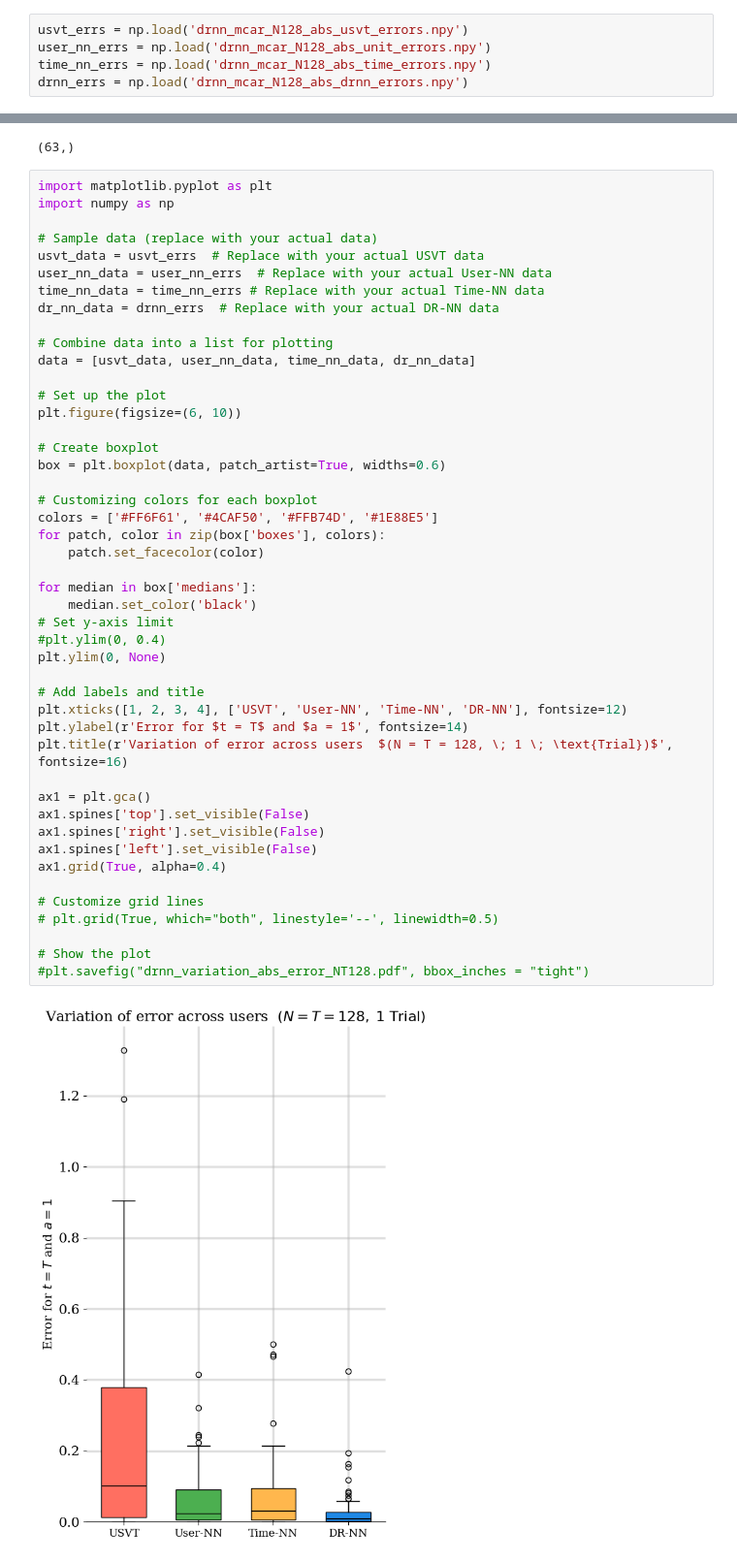
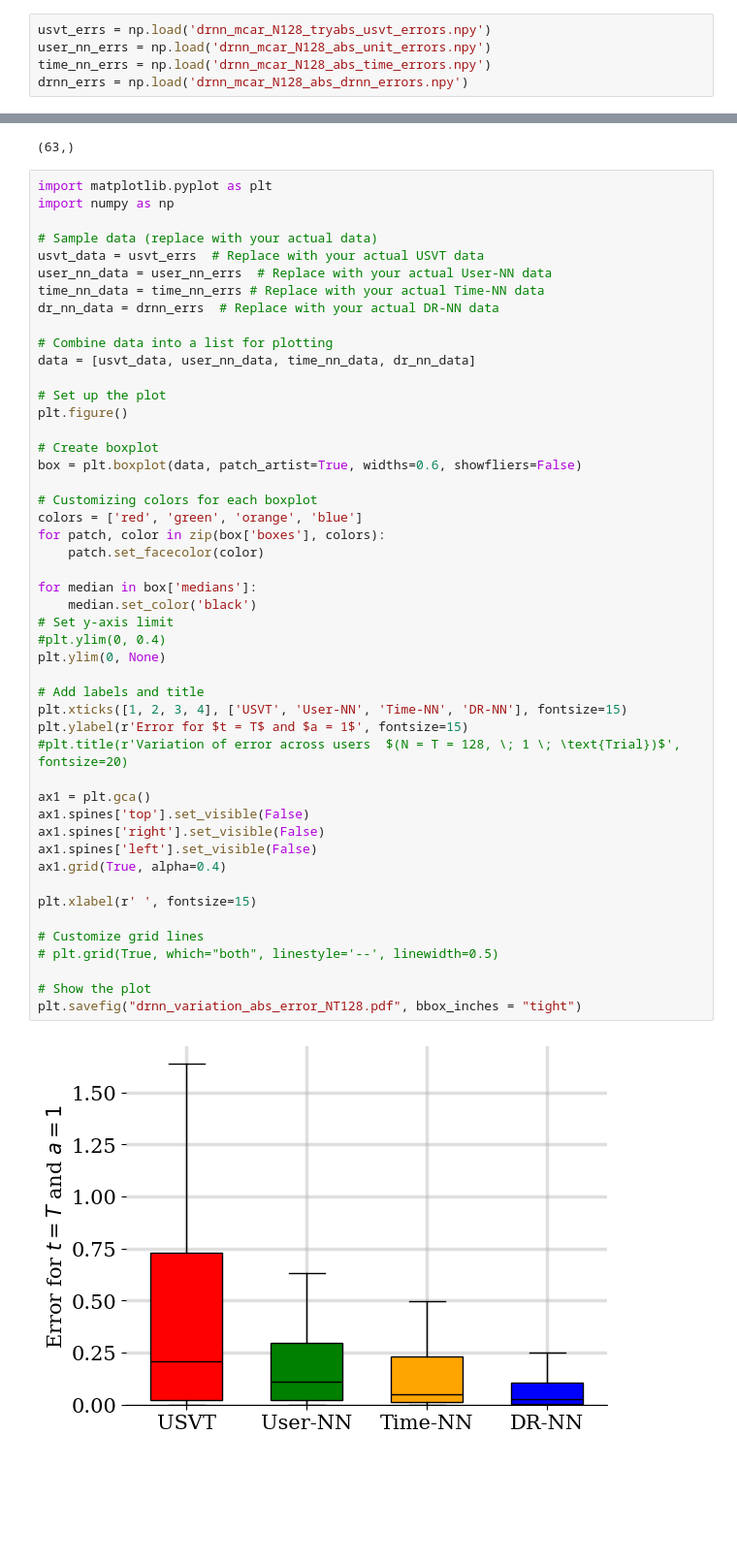
Before and after one commit to calebchin/DRNN, a Jupyter notebook: drnn_sims.ipynb, the cells around one changed output, grey strips where cells are left out. Shown at 97% size. Saved outputs shown, nothing was run; the diff lists cells and outputs as text; blank space fills up the shorter version.

```diff
--- a/drnn_sims.ipynb
+++ b/drnn_sims.ipynb
@@ -585,7 +585,7 @@ np.mean(usvt_err, axis = 1)
 # %% [output]
 array([0.27203086, 0.29372164, 0.22382277, 0.31656219])
 # %%
-usvt_errs = np.load('drnn_mcar_N128_abs_usvt_errors.npy')
+usvt_errs = np.load('drnn_mcar_N128_tryabs_usvt_errors.npy')
 user_nn_errs = np.load('drnn_mcar_N128_abs_unit_errors.npy')
 time_nn_errs = np.load('drnn_mcar_N128_abs_time_errors.npy')
 drnn_errs = np.load('drnn_mcar_N128_abs_drnn_errors.npy')
@@ -629,38 +629,40 @@ dr_nn_data = drnn_errs  # Replace with your actual DR-NN data
 # Combine data into a list for plotting
 data = [usvt_data, user_nn_data, time_nn_data, dr_nn_data]
 
 # Set up the plot
-plt.figure(figsize=(6, 10))
+plt.figure()
 
 # Create boxplot
-box = plt.boxplot(data, patch_artist=True, widths=0.6)
+box = plt.boxplot(data, patch_artist=True, widths=0.6, showfliers=False)
 
 # Customizing colors for each boxplot
-colors = ['#FF6F61', '#4CAF50', '#FFB74D', '#1E88E5']
+colors = ['red', 'green', 'orange', 'blue']
 for patch, color in zip(box['boxes'], colors):
     patch.set_facecolor(color)
 
 for median in box['medians']:
     median.set_color('black')
 # Set y-axis limit
 #plt.ylim(0, 0.4)
 plt.ylim(0, None)
 
 # Add labels and title
-plt.xticks([1, 2, 3, 4], ['USVT', 'User-NN', 'Time-NN', 'DR-NN'], fontsize=12)
-plt.ylabel(r'Error for $t = T$ and $a = 1$', fontsize=14)
-plt.title(r'Variation of error across users  $(N = T = 128, \; 1 \; \text{Trial})$', fontsize=16)
+plt.xticks([1, 2, 3, 4], ['USVT', 'User-NN', 'Time-NN', 'DR-NN'], fontsize=15)
+plt.ylabel(r'Error for $t = T$ and $a = 1$', fontsize=15)
+#plt.title(r'Variation of error across users  $(N = T = 128, \; 1 \; \text{Trial})$', fontsize=20)
 
 ax1 = plt.gca()
 ax1.spines['top'].set_visible(False)
 ax1.spines['right'].set_visible(False)
 ax1.spines['left'].set_visible(False)
 ax1.grid(True, alpha=0.4)
 
+plt.xlabel(r' ', fontsize=15)
+
 # Customize grid lines
 # plt.grid(True, which="both", linestyle='--', linewidth=0.5)
 
 # Show the plot
-#plt.savefig("drnn_variation_abs_error_NT128.pdf", bbox_inches = "tight")
+plt.savefig("drnn_variation_abs_error_NT128.pdf", bbox_inches = "tight")
 # %% [output]
-[figure, old version]
+[figure, new version]
```
Also changed, not shown: parts of 4 cells of this notebook, 2 other files.
